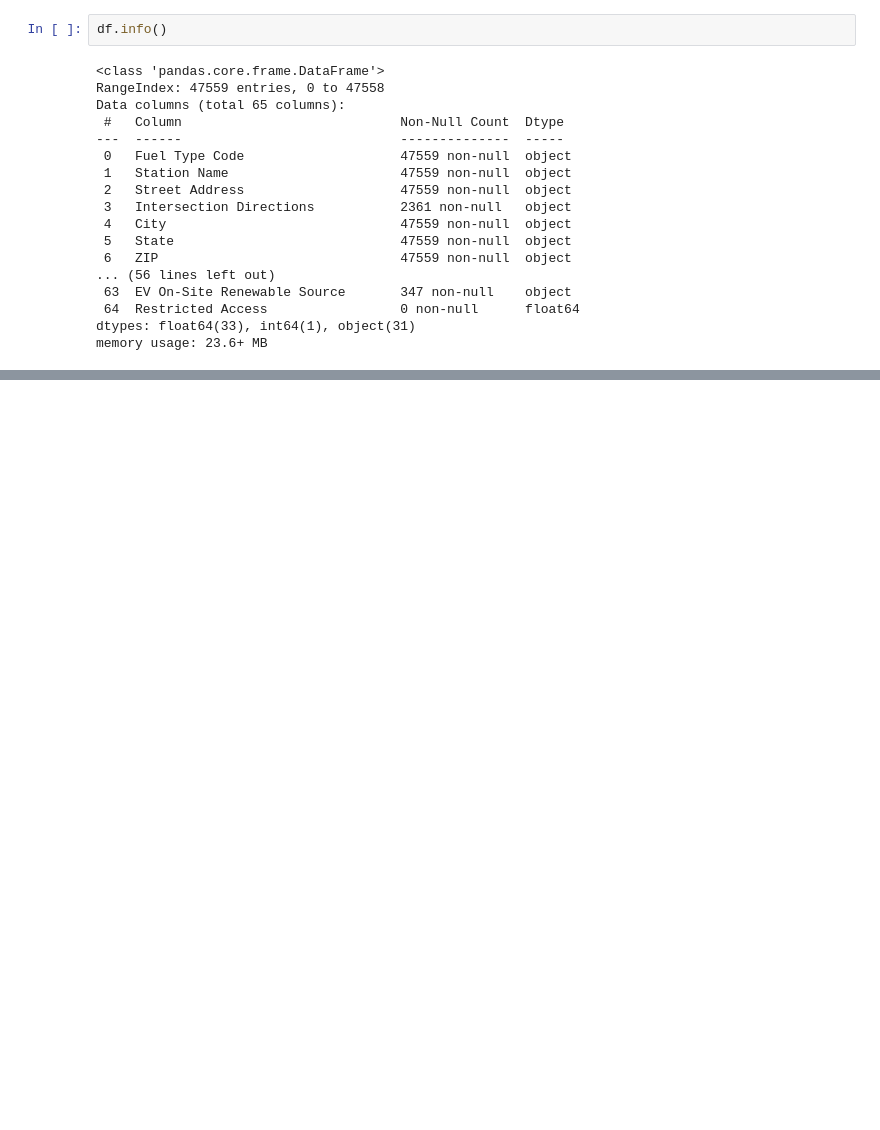
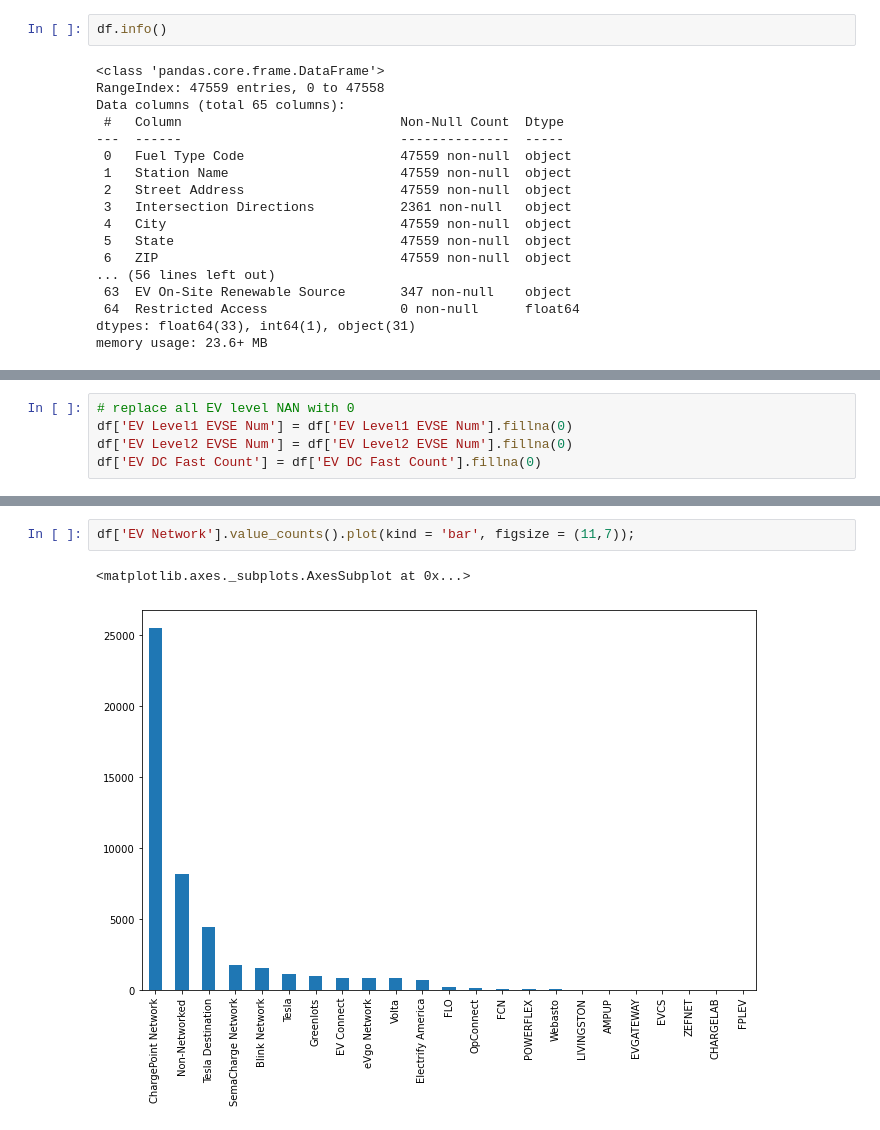
Before and after one commit to encodingintuition/EV_Infrastructure, a Jupyter notebook: code/alt_fuel_ev_data.ipynb, the cells around one changed output, grey strips where cells are left out. Saved outputs shown, nothing was run; the diff lists cells and outputs as text; blank space fills up the shorter version.

```diff
--- a/code/alt_fuel_ev_data.ipynb
+++ b/code/alt_fuel_ev_data.ipynb
@@ -35,0 +47,5 @@ memory usage: 23.6+ MB
+# %%
+# replace all EV level NAN with 0
+df['EV Level1 EVSE Num'] = df['EV Level1 EVSE Num'].fillna(0)
+df['EV Level2 EVSE Num'] = df['EV Level2 EVSE Num'].fillna(0)
+df['EV DC Fast Count'] = df['EV DC Fast Count'].fillna(0)
@@ -35,0 +152,5 @@ memory usage: 23.6+ MB
+# %%
+df['EV Network'].value_counts().plot(kind = 'bar', figsize = (11,7));
+# %% [output]
+<matplotlib.axes._subplots.AxesSubplot at 0x...>
+[figure, added]
```
Also changed, not shown: parts of 19 cells of this notebook, 1 other file.
